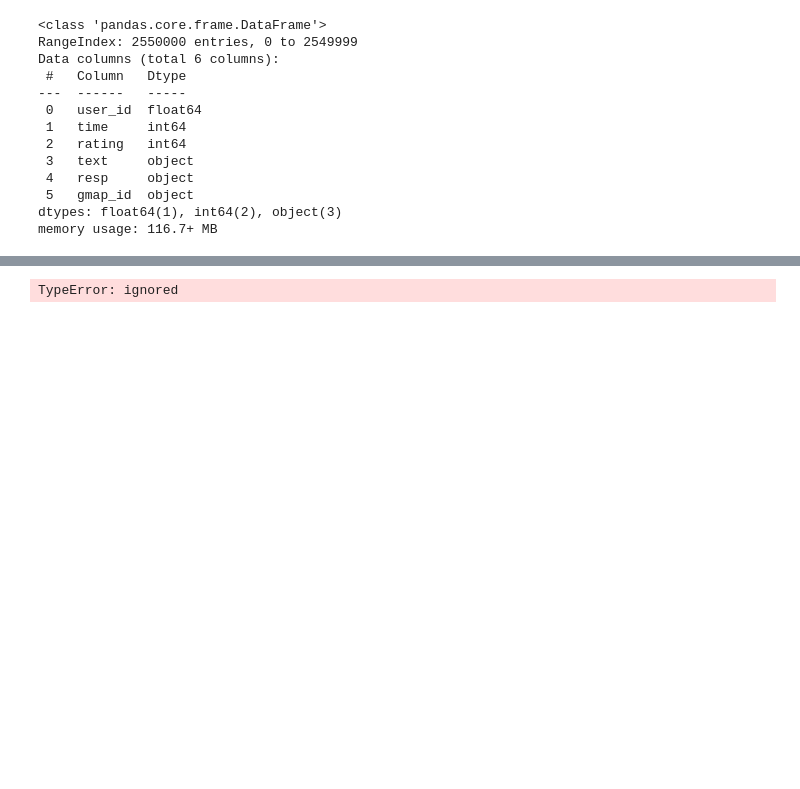
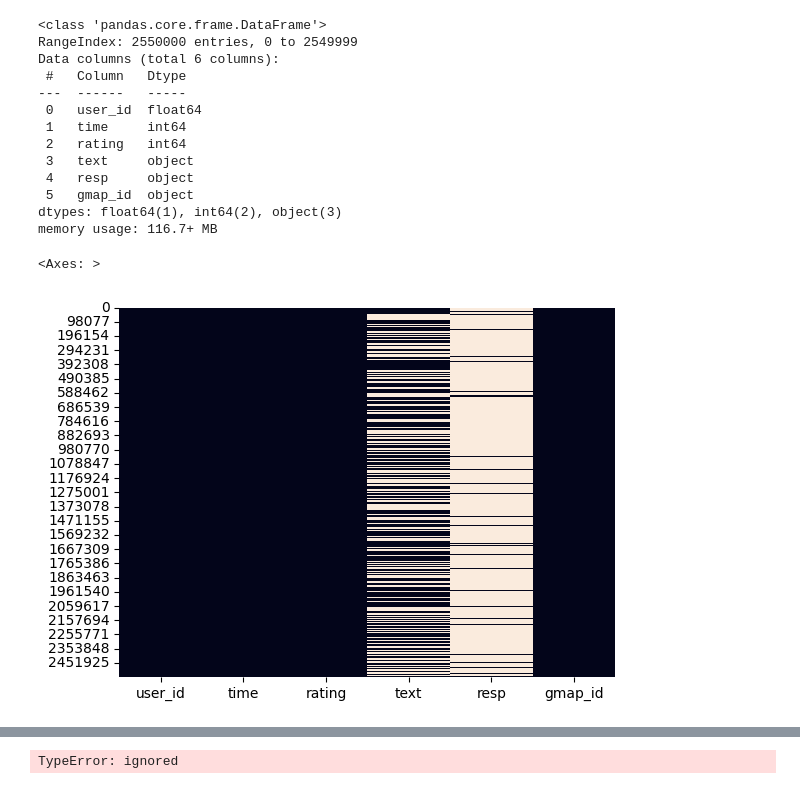
Before and after one commit to Datalogia/PG_12, a Jupyter notebook: Etl_rev_NewY.ipynb, the cells around one changed output, grey strips where cells are left out. Cells and saved outputs as stored; diff of their text form; code cells hidden in the pictures; blank space fills up the shorter version.

```diff
--- a/Etl_rev_NewY.ipynb
+++ b/Etl_rev_NewY.ipynb
@@ -236,3 +217,10 @@ Data columns (total 6 columns):
  5   gmap_id  object
 dtypes: float64(1), int64(2), object(3)
 memory usage: 116.7+ MB
+# %%
+# Visualizo los valores faltantes o nulos
+sns.heatmap(data_rev.isnull(), cbar=False)
+# Se puede ver que no hubo respuestas por parte de los locales a las reviews de usuarios
+# %% [output]
+<Axes: >
+[figure, added]
```
Also changed, not shown: parts of 12 cells of this notebook.
